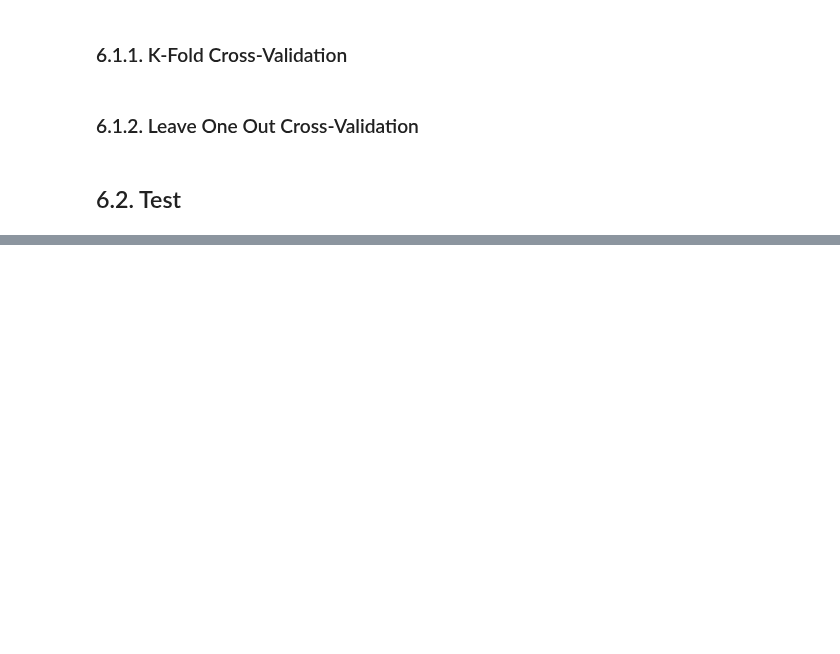
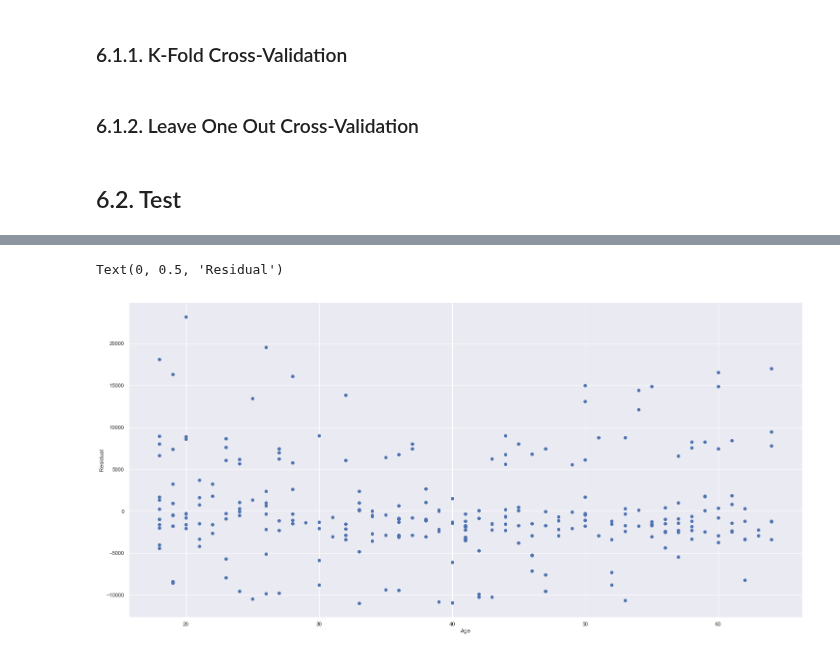
Before and after one commit to Meigarom/Predictive-Analytics, a Jupyter notebook: notebooks/Predictive-Analytics-Look.ipynb, the cells around one changed output, grey strips where cells are left out. Drawn from its saved outputs; the diff is of its cells as text; code cells hidden in the pictures; blank space fills up the shorter version.

```diff
--- a/notebooks/Predictive-Analytics-Look.ipynb
+++ b/notebooks/Predictive-Analytics-Look.ipynb
@@ -209,0 +372,7 @@ sns.boxplot( df_raw['smoker'], df_raw['charges'] );
+# %%
+plt.scatter( df['age'], df['residual'] )
+plt.xlabel( 'Age')
+plt.ylabel( 'Residual' )
+# %% [output]
+Text(0, 0.5, 'Residual')
+[figure, added]
```
Also changed, not shown: parts of 24 cells of this notebook.
